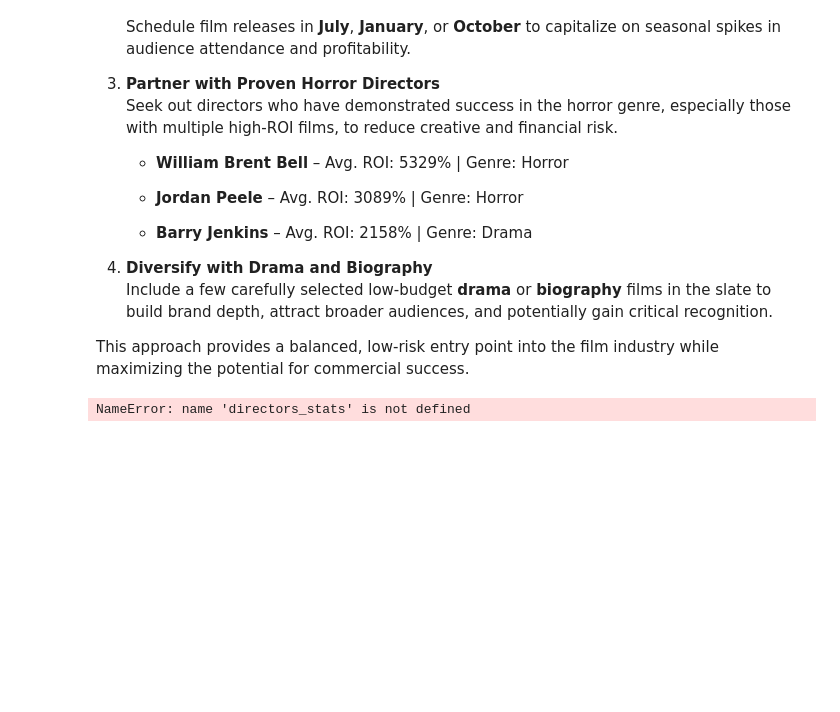
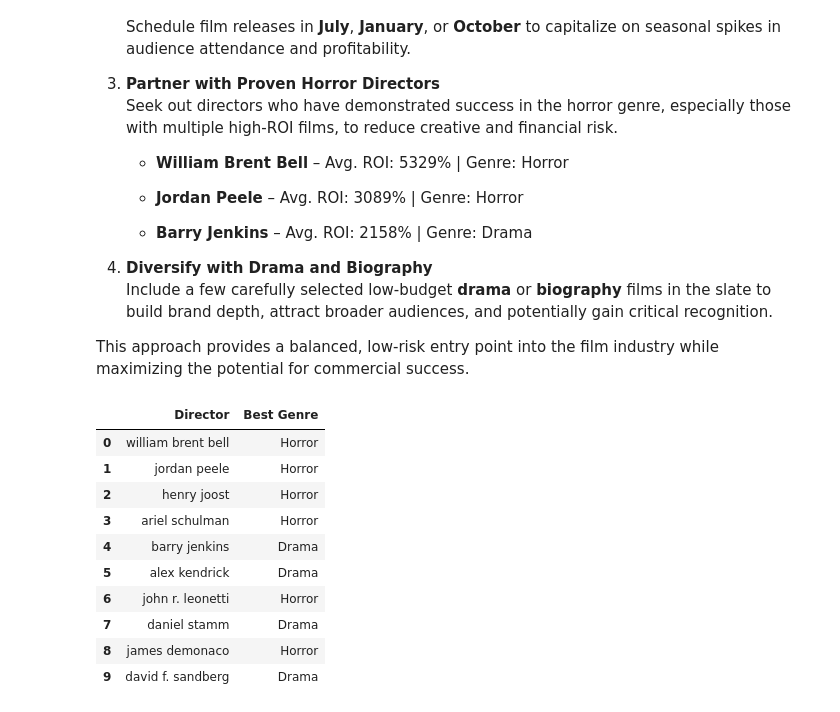
Before and after one commit to patsi-dev/Phase-2-Project-Repository, a Jupyter notebook: index.ipynb, the cells around one changed output. Cells and saved outputs as stored; diff of their text form; code cells hidden in the pictures; blank space fills up the shorter version.

```diff
--- a/index.ipynb
+++ b/index.ipynb
@@ -1152,7 +1152,7 @@ for director in qualified_directors['director_clean']:
 
 # Create simple table
 genre_table = pd.DataFrame(director_genres, columns=['Director', 'Best Genre'])
-genre_table = genre_table.merge(qualified_directors[['director_clean', 'avg_roi']],
+director_stats = genre_table.merge(qualified_directors[['director_clean', 'avg_roi']],
                                left_on='Director',
                                right_on='director_clean')
 # %% [markdown]
@@ -1227,6 +1227,18 @@ This approach provides a balanced, low-risk entry point into the film industry w
 movie_df.to_csv('data/movie_df_export.csv', index=False)
 
 # Export directors_stats for Tableau
-directors_stats.to_csv('data/directors_stats_export.csv', index=False)
+director_stats.to_csv('data/director_stats_export.csv', index=False)
-# %% [output]
-NameError: name 'directors_stats' is not defined
+# %%
+genre_table
+# %% [output]
+|  | Director | Best Genre |
+| 0 | william brent bell | Horror |
+| 1 | jordan peele | Horror |
+| 2 | henry joost | Horror |
+| 3 | ariel schulman | Horror |
+| 4 | barry jenkins | Drama |
+| 5 | alex kendrick | Drama |
+| 6 | john r. leonetti | Horror |
+| 7 | daniel stamm | Drama |
+| 8 | james demonaco | Horror |
+| 9 | david f. sandberg | Drama |
```
Also changed, not shown: parts of 1 cell of this notebook, 2 other files.
